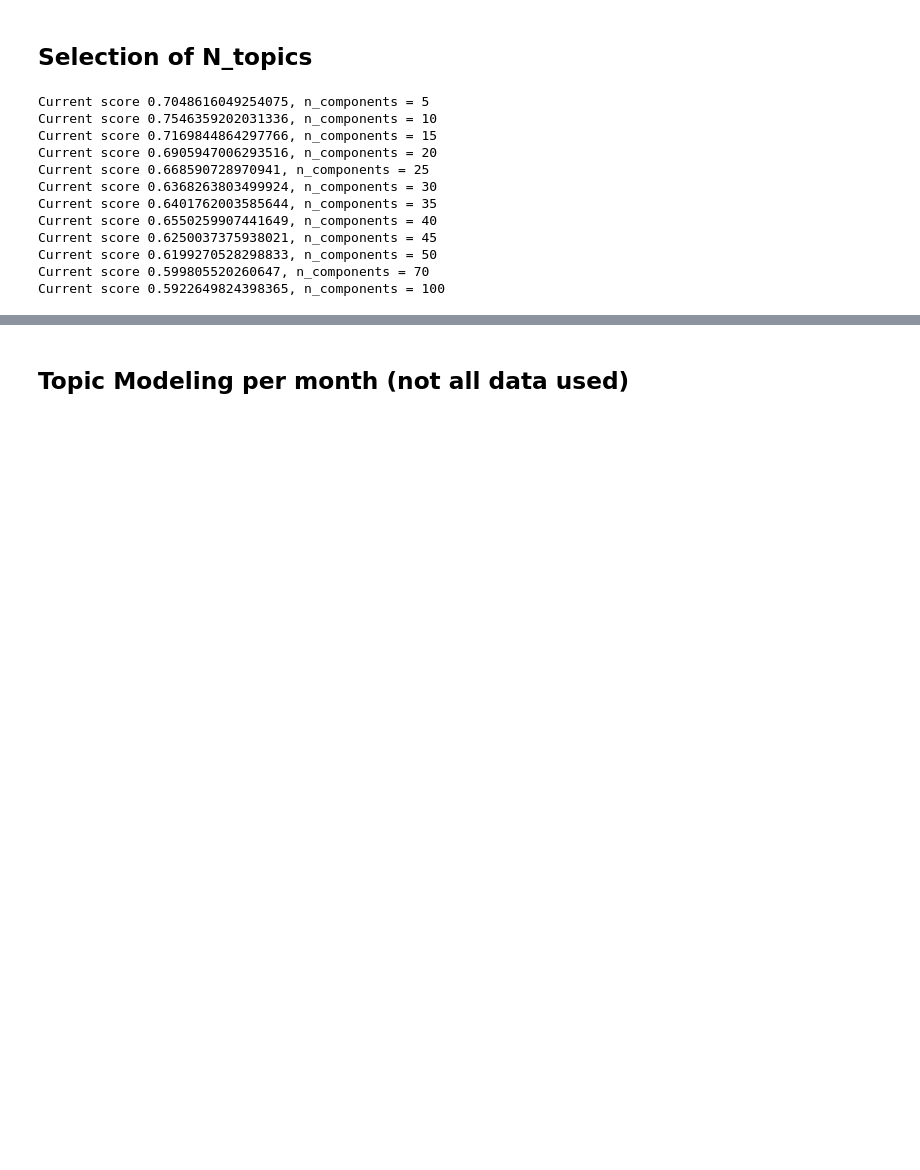
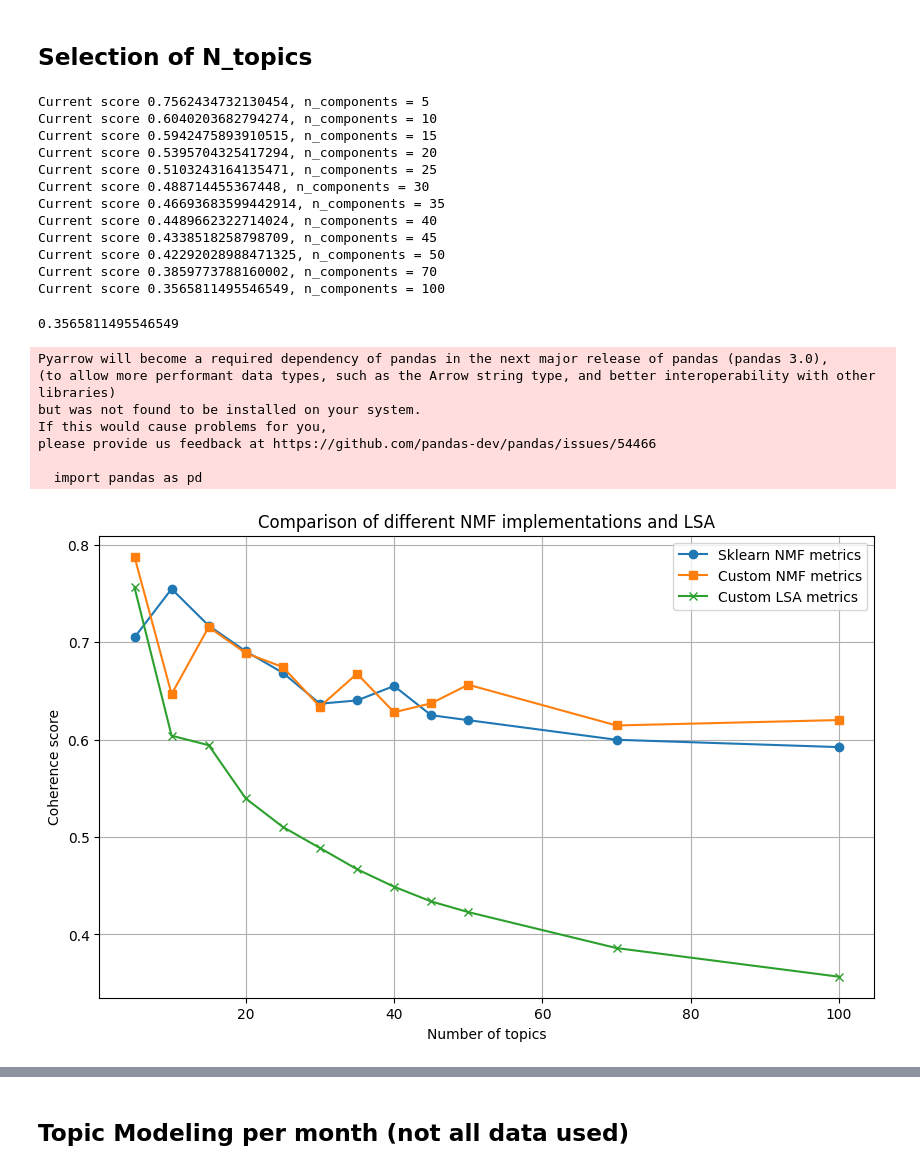
Before and after one commit to eingrid/LA_project, a Jupyter notebook: NMF_topic_modeling_selection_of_topics.ipynb, the cells around one changed output, grey strips where cells are left out. Saved outputs shown, nothing was run; the diff lists cells and outputs as text; code cells hidden in the pictures; blank space fills up the shorter version.

Commit message:
add metrics

```diff
--- a/NMF_topic_modeling_selection_of_topics.ipynb
+++ b/NMF_topic_modeling_selection_of_topics.ipynb
@@ -22,25 +22,24 @@ please provide us feedback at https://github.com/pandas-dev/pandas/issues/54466
 # %% [markdown]
 ## Selection of N_topics
 # %%
-
 n_components_range = [5,10,15,20,25,30,35,40,45,50,70,100]
 scores = []
 for n in n_components_range:
-    NNMFPipeline =  NNMFPipelineEnglish(preprocessed_documents,ngram_range=(1,2),n_components=n,max_iter=1000,tf_idf_max_df=0.9,tf_idf_min_df=4,random_state=0)
+    NNMFPipeline =  LSAPipelineEnglish(preprocessed_documents,ngram_range=(1,2),lsa_components=n,svd_n_iter=1000,tf_idf_max_df=0.9,tf_idf_min_df=4,random_state=0)
     topics1 = NNMFPipeline.run_topics_detection()
     current_score = NNMFPipeline.calculate_coherence_score()
     print(f'Current score {current_score}, n_components = {n}')
     scores.append(current_score)
 # %% [output]
-Current score 0.7048616049254075, n_components = 5
-Current score 0.7546359202031336, n_components = 10
-Current score 0.7169844864297766, n_components = 15
-Current score 0.6905947006293516, n_components = 20
-Current score 0.668590728970941, n_components = 25
-Current score 0.6368263803499924, n_components = 30
-Current score 0.6401762003585644, n_components = 35
-Current score 0.6550259907441649, n_components = 40
-Current score 0.6250037375938021, n_components = 45
-Current score 0.6199270528298833, n_components = 50
-Current score 0.599805520260647, n_components = 70
-Current score 0.5922649824398365, n_components = 100
+Current score 0.7562434732130454, n_components = 5
+Current score 0.6040203682794274, n_components = 10
+Current score 0.5942475893910515, n_components = 15
+Current score 0.5395704325417294, n_components = 20
+Current score 0.5103243164135471, n_components = 25
+Current score 0.488714455367448, n_components = 30
+Current score 0.46693683599442914, n_components = 35
+Current score 0.4489662322714024, n_components = 40
+Current score 0.4338518258798709, n_components = 45
+Current score 0.42292028988471325, n_components = 50
+Current score 0.3859773788160002, n_components = 70
+Current score 0.3565811495546549, n_components = 100
@@ -46,0 +53,47 @@ Current score 0.5922649824398365, n_components = 100
+# %%
+current_score
+# %% [output]
+0.3565811495546549
+# %%
+import json
+
+with open('./metrics/NMF_sklearn_number_of_topics.json','r') as sklearn_metrics_file:
+    sklearn_metrics = json.load(sklearn_metrics_file)
+
+with open('./metrics/NMF_custom_number_of_topics.json','r') as sklearn_metrics_file:
+    custom_NMF_metrics = json.load(sklearn_metrics_file)
+
+with open('./metrics/LSA_custom_number_of_topics.json','r') as sklearn_metrics_file:
+    custom_LSA_metrics = json.load(sklearn_metrics_file)
+# %%
+import matplotlib.pyplot as plt
+import pandas as pd
+df1 = pd.DataFrame(list(sklearn_metrics.items()), columns=['X', 'Y'])
+df2 = pd.DataFrame(list(custom_NMF_metrics.items()), columns=['X', 'Y'])
+df3 = pd.DataFrame(list(custom_LSA_metrics.items()), columns=['X', 'Y'])
+# Convert the 'X' column to numeric values for proper plotting
+df1['X'] = pd.to_numeric(df1['X'])
+df2['X'] = pd.to_numeric(df2['X'])
+df3['X'] = pd.to_numeric(df3['X'])
+
+plt.figure(figsize=(10, 6))
+
+plt.plot(df1['X'], df1['Y'], label='Sklearn NMF metrics', marker='o')
+plt.plot(df2['X'], df2['Y'], label='Custom NMF metrics', marker='s')
+plt.plot(df3['X'], df3['Y'], label='Custom LSA metrics', marker='x')
+
+plt.title('Comparison of different NMF implementations and LSA')
+plt.xlabel('Number of topics')
+plt.ylabel('Coherence score')
+plt.legend()
+plt.grid(True)
+plt.show()
+# %% [output]
+Pyarrow will become a required dependency of pandas in the next major release of pandas (pandas 3.0),
+(to allow more performant data types, such as the Arrow string type, and better interoperability with other libraries)
+but was not found to be installed on your system.
+If this would cause problems for you,
+please provide us feedback at https://github.com/pandas-dev/pandas/issues/54466
+
+  import pandas as pd
+[figure, added]
```
Also changed, not shown: parts of 15 cells of this notebook, 6 other files.
